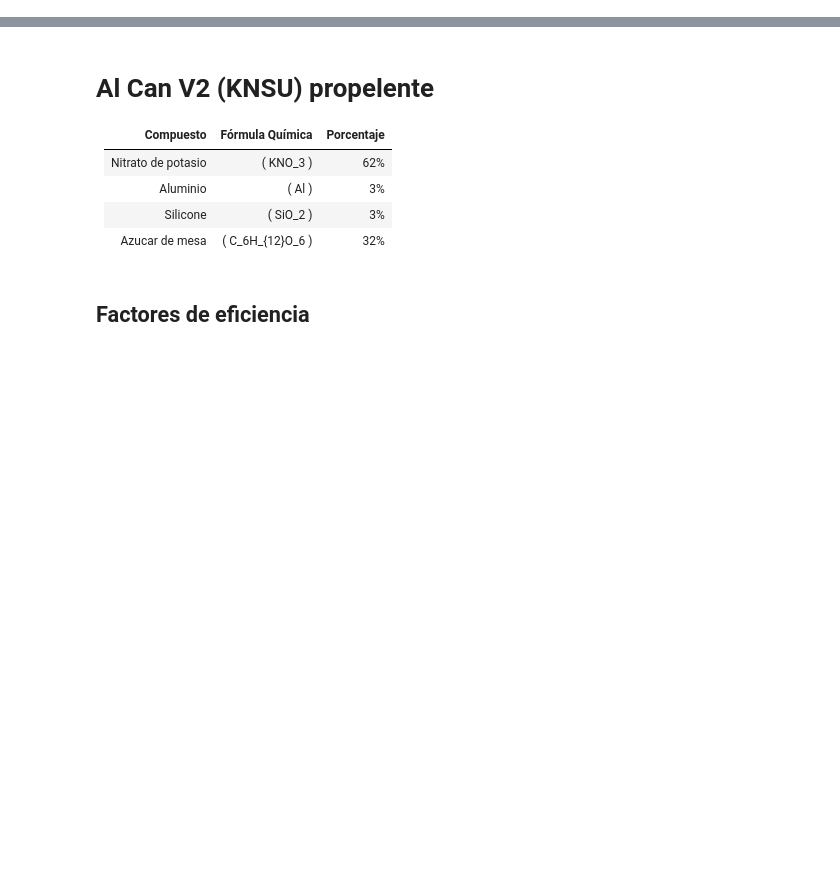
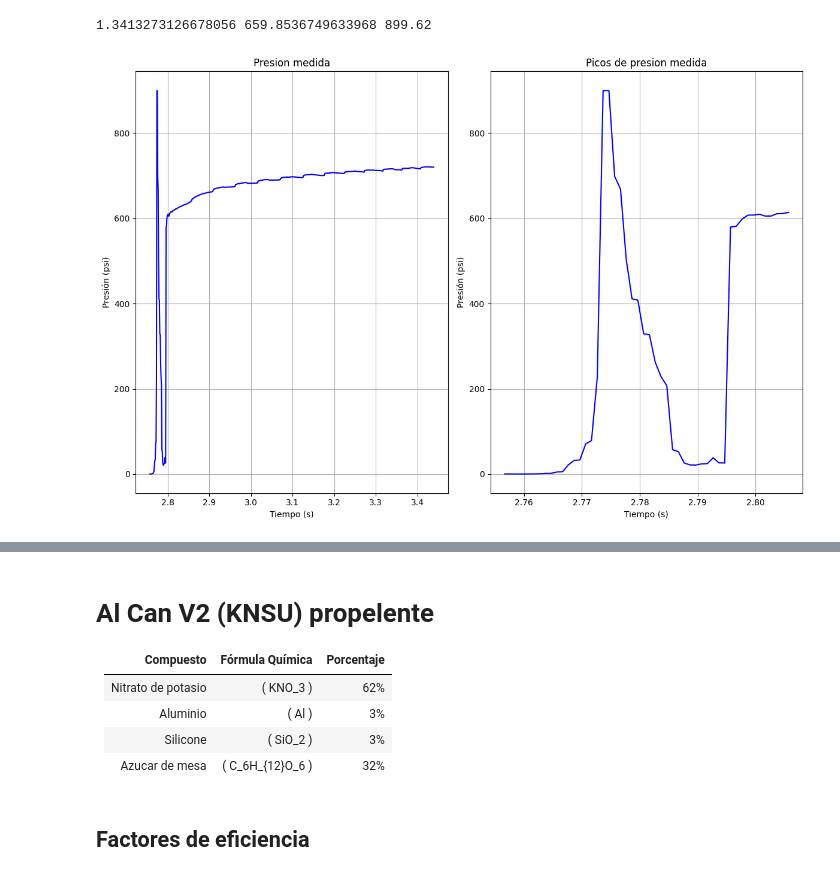
Before and after one commit to leonelGo/Coheteria, a Jupyter notebook: Motor/Motor.ipynb, the cells around one changed output, grey strips where cells are left out. Cells and saved outputs as stored; diff of their text form; code cells hidden in the pictures; blank space fills up the shorter version.

```diff
--- a/Motor/Motor.ipynb
+++ b/Motor/Motor.ipynb
@@ -126,3 +135,5 @@ def mdot(At,Po, k, To, R):
 def tail_off(Pab,R, To, At, V0, c, t):
     Pc = Pab*np.exp(-R*To*At*t/(V0*c))
     return Pc
+# %%
+Prueba_presion = pd.read_csv('datos.csv')
@@ -128,0 +156,35 @@ def tail_off(Pab,R, To, At, V0, c, t):
+# %%
+Presion_p = Prueba_presion[' Presión']
+t_prueba = np.linspace(0, 0.001*len(Presion_p), len(Presion_p))
+
+t_0 = -2.02
+t_1 = 0.666
+
+Pop_max = np.where(Presion_p == max(Presion_p))
+t_i = int(Pop_max[0][0] - 17 )
+t_f = int(Pop_max[0][0] + t_1*1000)
+
+#print(len(t_prueba), len(Presion_p), t_prueba[Pop_max], Pop_max, Presion_p[Pop_max[0][0]], t_prueba[Pop_max[0][0]], Pop_max[0][0]+ t_0*1000, Presion_p[t_i: t_f])
+print(t_prueba[-1]-t_prueba[t_i], np.mean(Presion_p[t_i: t_f]), max(Presion_p[t_i: t_f]) )
+
+fig, ax = plt.subplots(1, 2 , figsize=(12 ,8))
+
+
+ax[0].plot(t_prueba[t_i : t_f], Presion_p[t_i: t_f], 'b-', markersize = '2')
+ax[0].set_title('Presion medida')
+ax[0].set_xlabel('Tiempo (s)')
+ax[0].set_ylabel('Presión (psi)')
+ax[0].grid()
+
+
+ax[1].plot(t_prueba[t_i : t_i+50], Presion_p[t_i: t_i+50], 'b-', markersize = '2')
+ax[1].set_title('Picos de presion medida')
+ax[1].set_xlabel('Tiempo (s)')
+ax[1].set_ylabel('Presión (psi)')
+ax[1].grid()
+
+plt.tight_layout()
+#plt.xlim(left=2.71)
+# %% [output]
+1.3413273126678056 659.8536749633968 899.62
+[figure, added]
```
Also changed, not shown: parts of 12 cells of this notebook, 3 other files.
